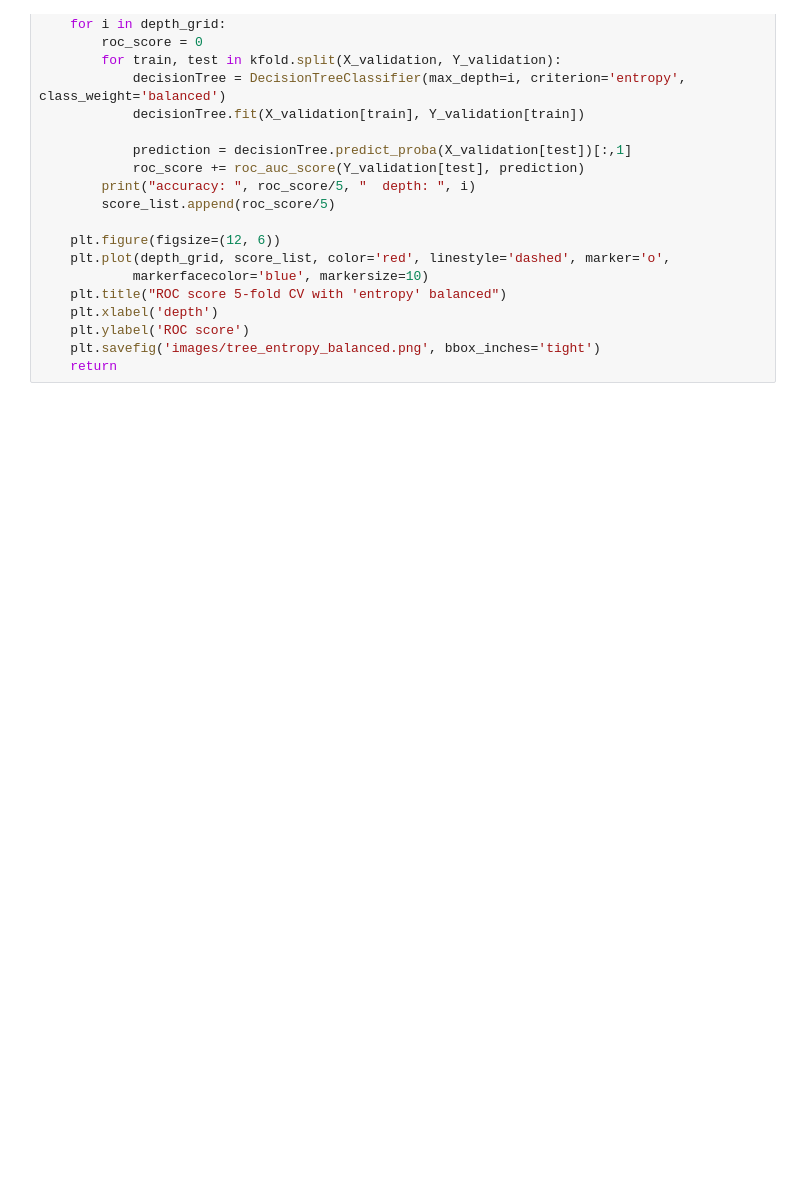
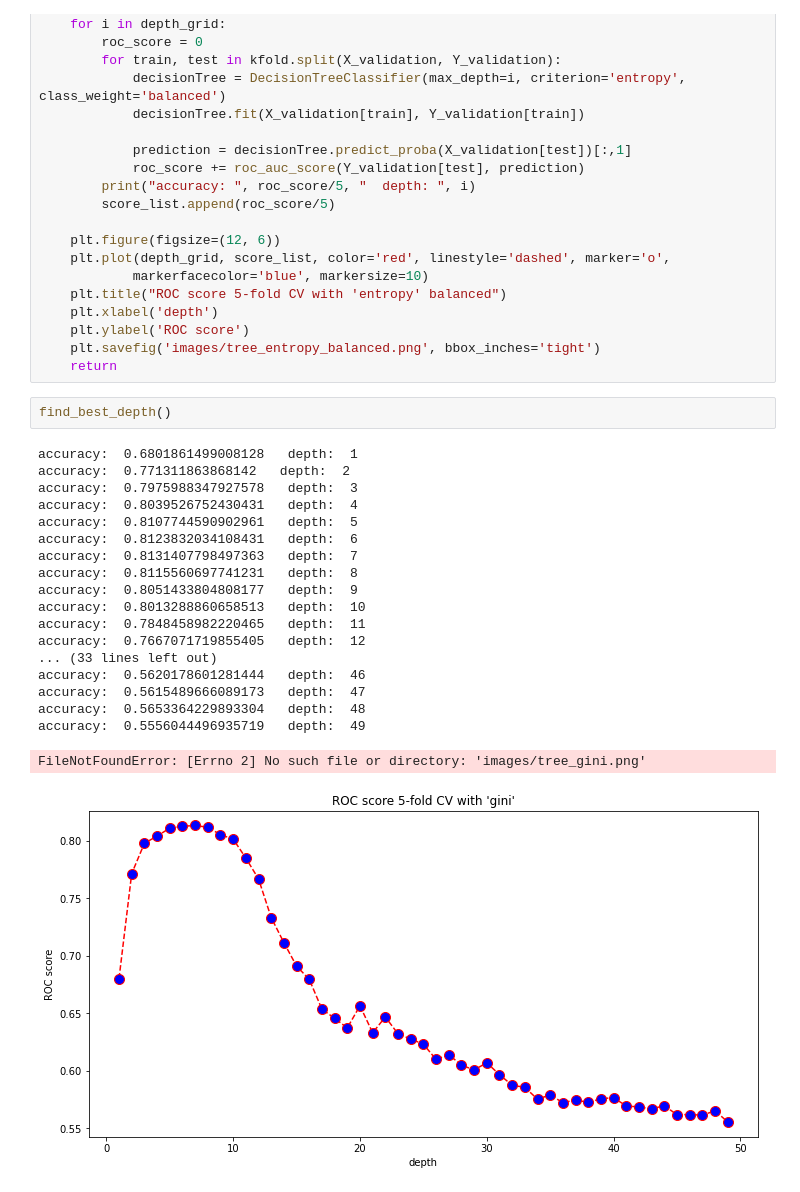
Before and after one commit to farnaztavakool/customer_satisfaction_machine_learning, a Jupyter notebook: src/decisionTree.ipynb, the cells around one changed output. Drawn from its saved outputs; the diff is of its cells as text; blank space fills up the shorter version.

```diff
--- a/src/decisionTree.ipynb
+++ b/src/decisionTree.ipynb
@@ -131,3 +131,25 @@ def depth_tuning(X_validation, Y_validation):
     plt.ylabel('ROC score')
     plt.savefig('images/tree_entropy_balanced.png', bbox_inches='tight')
     return
+# %%
+find_best_depth()
+# %% [output]
+accuracy:  0.6801861499008128   depth:  1
+accuracy:  0.771311863868142   depth:  2
+accuracy:  0.7975988347927578   depth:  3
+accuracy:  0.8039526752430431   depth:  4
+accuracy:  0.8107744590902961   depth:  5
+accuracy:  0.8123832034108431   depth:  6
+accuracy:  0.8131407798497363   depth:  7
+accuracy:  0.8115560697741231   depth:  8
+accuracy:  0.8051433804808177   depth:  9
+accuracy:  0.8013288860658513   depth:  10
+accuracy:  0.7848458982220465   depth:  11
+accuracy:  0.7667071719855405   depth:  12
+... (33 lines left out)
+accuracy:  0.5620178601281444   depth:  46
+accuracy:  0.5615489666089173   depth:  47
+accuracy:  0.5653364229893304   depth:  48
+accuracy:  0.5556044496935719   depth:  49
+FileNotFoundError: [Errno 2] No such file or directory: 'images/tree_gini.png'
+[figure, added]
```
Also changed, not shown: parts of 1 cell of this notebook.
